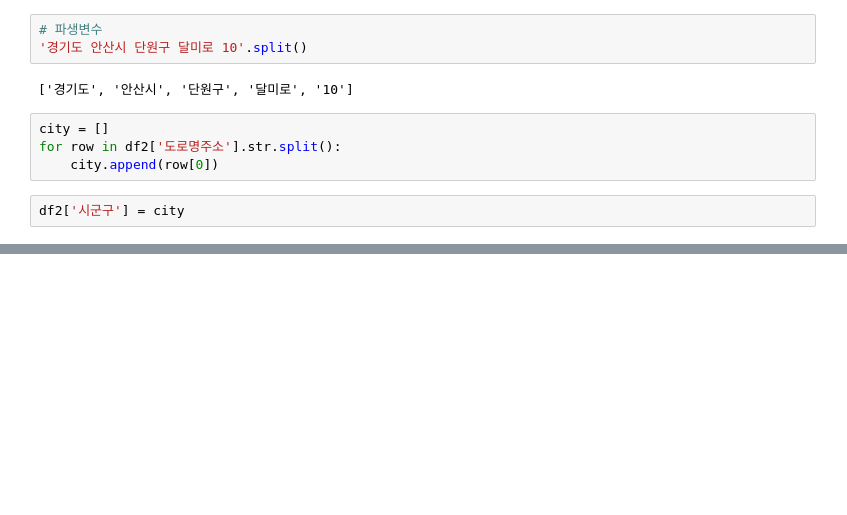
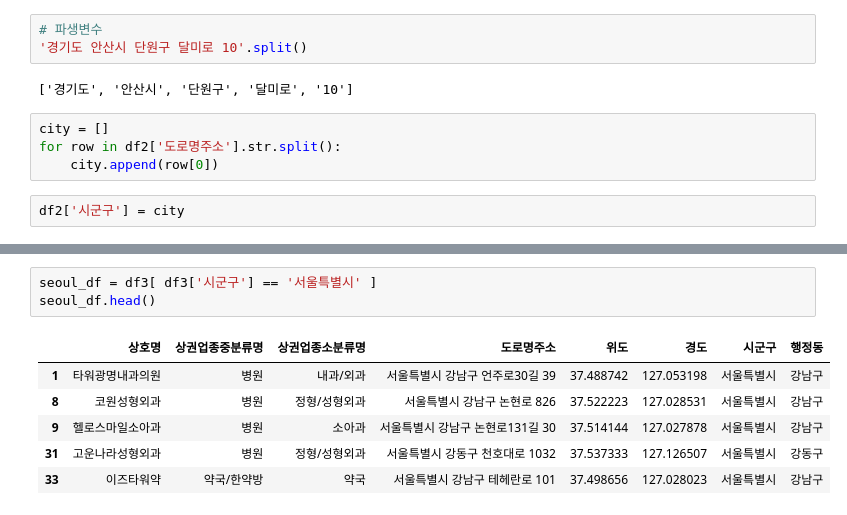
Before and after one commit to leekyuyoung2/encore_office_worker, a Jupyter notebook: 3일차/01.ipynb, the cells around one changed output, grey strips where cells are left out. Drawn from its saved outputs; the diff is of its cells as text; blank space fills up the shorter version.

```diff
--- a/3일차/01.ipynb
+++ b/3일차/01.ipynb
@@ -329,0 +412,10 @@ df2.head()
+# %%
+seoul_df = df3[ df3['시군구'] == '서울특별시' ]
+seoul_df.head()
+# %% [output]
+|  | 상호명 | 상권업종중분류명 | 상권업종소분류명 | 도로명주소 | 위도 | 경도 | 시군구 | 행정동 |
+| 1 | 타워광명내과의원 | 병원 | 내과/외과 | 서울특별시 강남구 언주로30길 39 | 37.488742 | 127.053198 | 서울특별시 | 강남구 |
+| 8 | 코원성형외과 | 병원 | 정형/성형외과 | 서울특별시 강남구 논현로 826 | 37.522223 | 127.028531 | 서울특별시 | 강남구 |
+| 9 | 헬로스마일소아과 | 병원 | 소아과 | 서울특별시 강남구 논현로131길 30 | 37.514144 | 127.027878 | 서울특별시 | 강남구 |
+| 31 | 고운나라성형외과 | 병원 | 정형/성형외과 | 서울특별시 강동구 천호대로 1032 | 37.537333 | 127.126507 | 서울특별시 | 강동구 |
+| 33 | 이즈타워약 | 약국/한약방 | 약국 | 서울특별시 강남구 테헤란로 101 | 37.498656 | 127.028023 | 서울특별시 | 강남구 |
```
Also changed, not shown: parts of 16 cells of this notebook.
